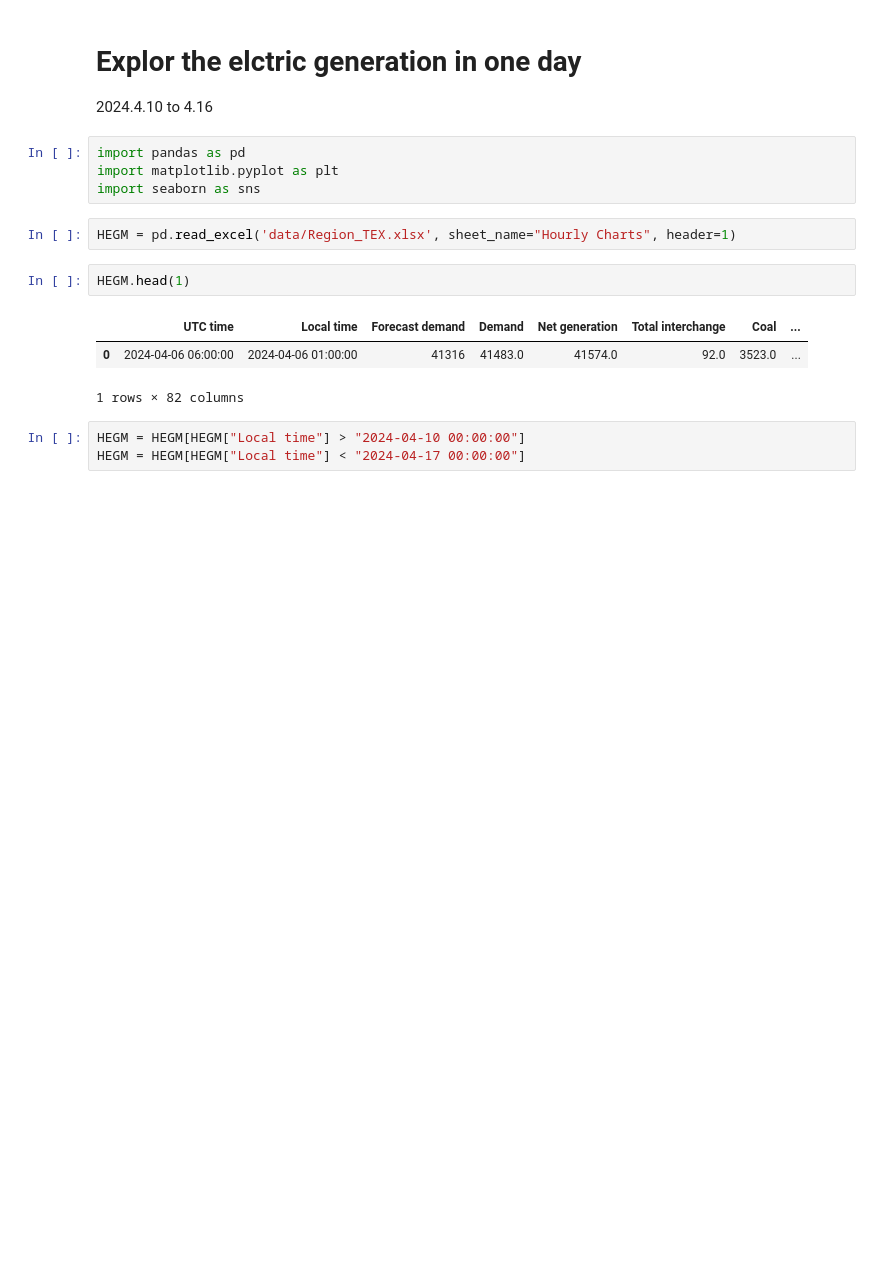
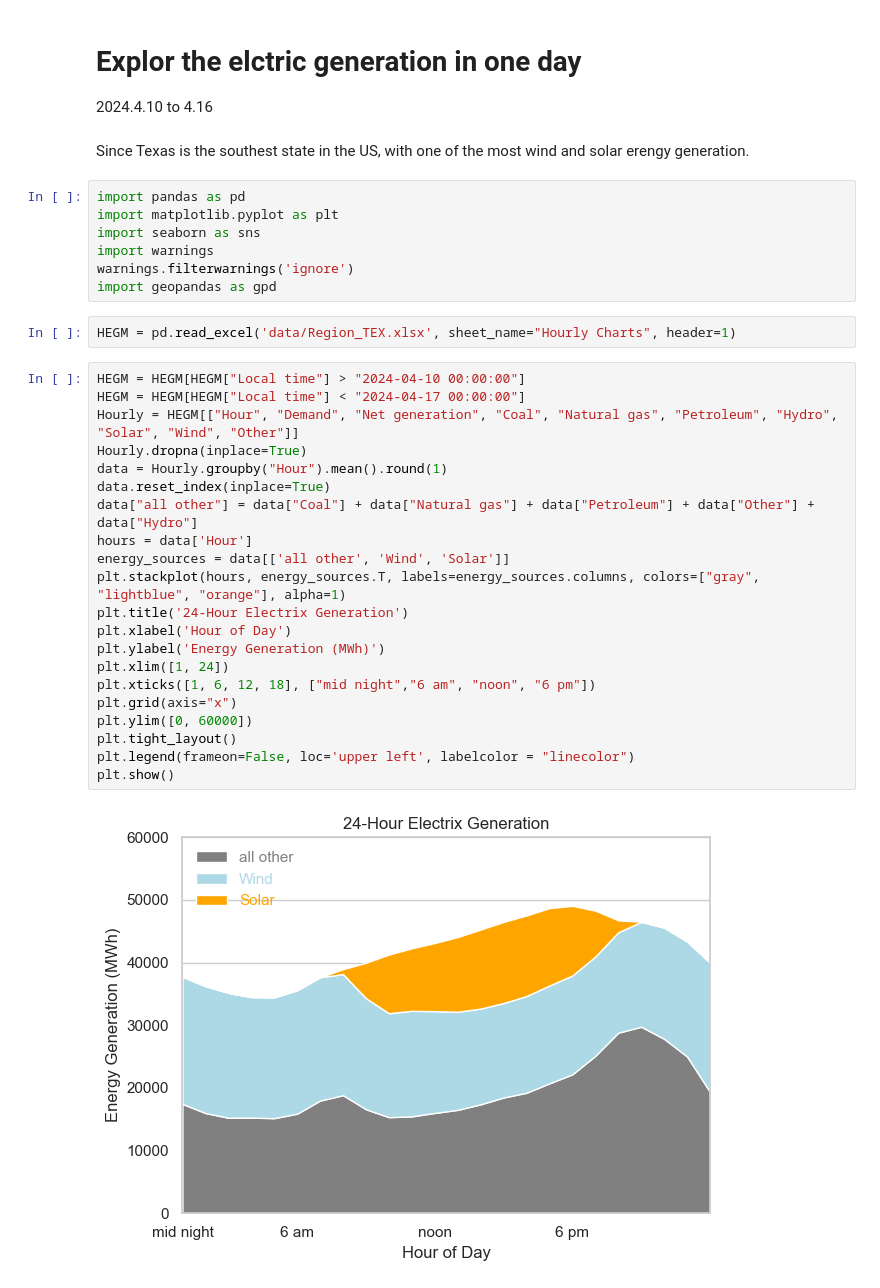
Before and after one commit to tianwin/5200-section4-group3, a Jupyter notebook: 1.ipynb, the cells around one changed output. Drawn from its saved outputs; the diff is of its cells as text; blank space fills up the shorter version.

```diff
--- a/1.ipynb
+++ b/1.ipynb
@@ -11,18 +13,37 @@ Hourly Electric Grid Monitor
 # %% [markdown]
 # Explor the elctric generation in one day
 2024.4.10 to 4.16
+# %% [markdown]
+Since Texas is the southest state in the US, with one of the most wind and solar erengy generation.
 # %%
 import pandas as pd
 import matplotlib.pyplot as plt
 import seaborn as sns
+import warnings
+warnings.filterwarnings('ignore')
+import geopandas as gpd
 # %%
 HEGM = pd.read_excel('data/Region_TEX.xlsx', sheet_name="Hourly Charts", header=1)
-# %%
-HEGM.head(1)
-# %% [output]
-|  | UTC time | Local time | Forecast demand | Demand | Net generation | Total interchange | Coal | ... |
-| 0 | 2024-04-06 06:00:00 | 2024-04-06 01:00:00 | 41316 | 41483.0 | 41574.0 | 92.0 | 3523.0 | ... |
-1 rows × 82 columns
-# %%
-HEGM = HEGM[HEGM["Local time"] > "2024-04-10 00:00:00"]
-HEGM = HEGM[HEGM["Local time"] < "2024-04-17 00:00:00"]
+# %%
+HEGM = HEGM[HEGM["Local time"] > "2024-04-10 00:00:00"]
+HEGM = HEGM[HEGM["Local time"] < "2024-04-17 00:00:00"]
+Hourly = HEGM[["Hour", "Demand", "Net generation", "Coal", "Natural gas", "Petroleum", "Hydro", "Solar", "Wind", "Other"]]
+Hourly.dropna(inplace=True)
+data = Hourly.groupby("Hour").mean().round(1)
+data.reset_index(inplace=True)
+data["all other"] = data["Coal"] + data["Natural gas"] + data["Petroleum"] + data["Other"] + data["Hydro"]
+hours = data['Hour']
+energy_sources = data[['all other', 'Wind', 'Solar']]
+plt.stackplot(hours, energy_sources.T, labels=energy_sources.columns, colors=["gray", "lightblue", "orange"], alpha=1)
+plt.title('24-Hour Electrix Generation')
+plt.xlabel('Hour of Day')
+plt.ylabel('Energy Generation (MWh)')
+plt.xlim([1, 24])
+plt.xticks([1, 6, 12, 18], ["mid night","6 am", "noon", "6 pm"])
+plt.grid(axis="x")
+plt.ylim([0, 60000])
+plt.tight_layout()
+plt.legend(frameon=False, loc='upper left', labelcolor = "linecolor")
+plt.show()
+# %% [output]
+[figure, added]
```
Also changed, not shown: parts of 21 cells of this notebook, 12 other files.
